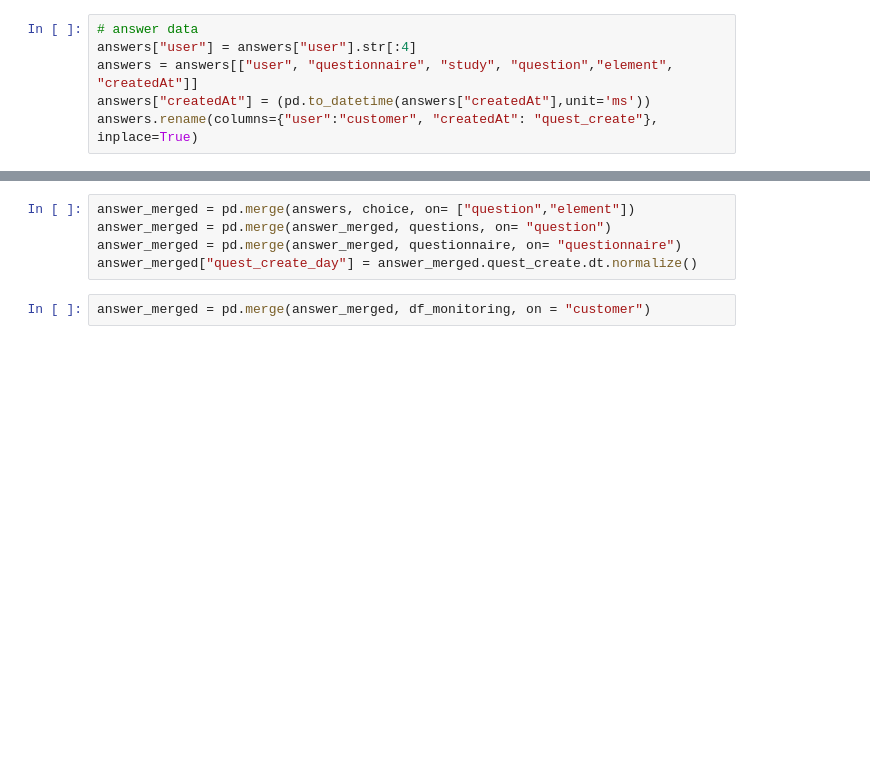
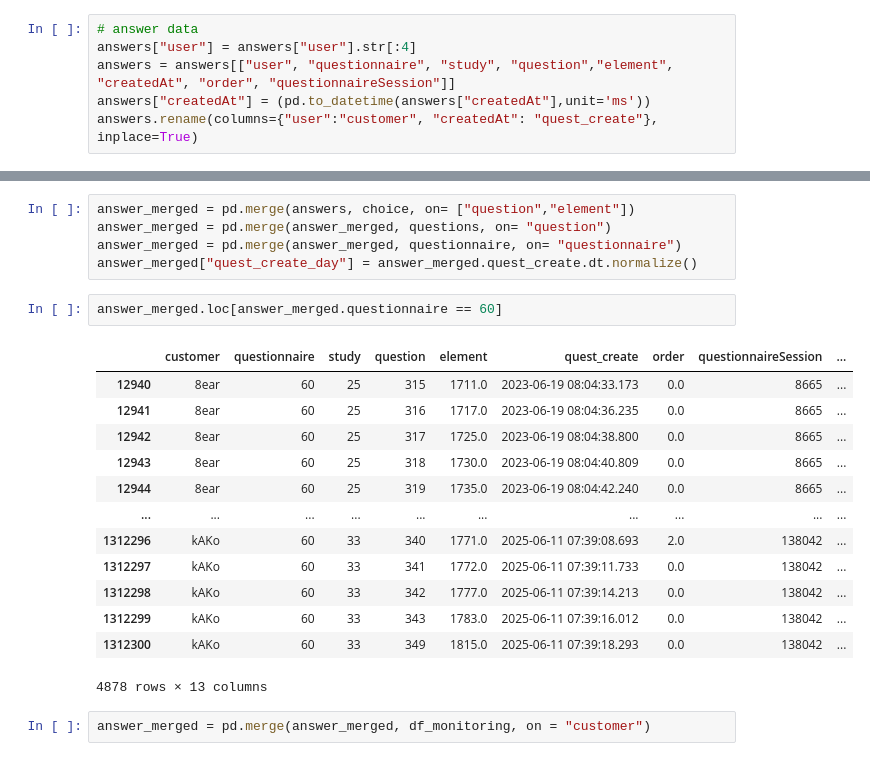
Before and after one commit to leona-ha/preact_digital, a Jupyter notebook: notebooks/01_Data_Preprocess.ipynb, the cells around one changed output, grey strips where cells are left out. Cells and saved outputs as stored; diff of their text form; blank space fills up the shorter version.

```diff
--- a/notebooks/01_Data_Preprocess.ipynb
+++ b/notebooks/01_Data_Preprocess.ipynb
@@ -187,6 +207,6 @@ df_sess = session[["customer", "sessionRun", "quest_create", "quest_complete", "
 # %%
 # answer data
 answers["user"] = answers["user"].str[:4]
-answers = answers[["user", "questionnaire", "study", "question","element", "createdAt"]]
+answers = answers[["user", "questionnaire", "study", "question","element", "createdAt", "order", "questionnaireSession"]]
 answers["createdAt"] = (pd.to_datetime(answers["createdAt"],unit='ms'))
 answers.rename(columns={"user":"customer", "createdAt": "quest_create"}, inplace=True)
@@ -206,6 +230,22 @@ answer_merged = pd.merge(answers, choice, on= ["question","element"])
 answer_merged = pd.merge(answer_merged, questions, on= "question")
 answer_merged = pd.merge(answer_merged, questionnaire, on= "questionnaire")
 answer_merged["quest_create_day"] = answer_merged.quest_create.dt.normalize()
+# %%
+answer_merged.loc[answer_merged.questionnaire == 60]
+# %% [output]
+|  | customer | questionnaire | study | question | element | quest_create | order | questionnaireSession | ... |
+| 12940 | 8ear | 60 | 25 | 315 | 1711.0 | 2023-06-19 08:04:33.173 | 0.0 | 8665 | ... |
+| 12941 | 8ear | 60 | 25 | 316 | 1717.0 | 2023-06-19 08:04:36.235 | 0.0 | 8665 | ... |
+| 12942 | 8ear | 60 | 25 | 317 | 1725.0 | 2023-06-19 08:04:38.800 | 0.0 | 8665 | ... |
+| 12943 | 8ear | 60 | 25 | 318 | 1730.0 | 2023-06-19 08:04:40.809 | 0.0 | 8665 | ... |
+| 12944 | 8ear | 60 | 25 | 319 | 1735.0 | 2023-06-19 08:04:42.240 | 0.0 | 8665 | ... |
+| ... | ... | ... | ... | ... | ... | ... | ... | ... | ... |
+| 1312296 | kAKo | 60 | 33 | 340 | 1771.0 | 2025-06-11 07:39:08.693 | 2.0 | 138042 | ... |
+| 1312297 | kAKo | 60 | 33 | 341 | 1772.0 | 2025-06-11 07:39:11.733 | 0.0 | 138042 | ... |
+| 1312298 | kAKo | 60 | 33 | 342 | 1777.0 | 2025-06-11 07:39:14.213 | 0.0 | 138042 | ... |
+| 1312299 | kAKo | 60 | 33 | 343 | 1783.0 | 2025-06-11 07:39:16.012 | 0.0 | 138042 | ... |
+| 1312300 | kAKo | 60 | 33 | 349 | 1815.0 | 2025-06-11 07:39:18.293 | 0.0 | 138042 | ... |
+4878 rows × 13 columns
 # %%
 answer_merged = pd.merge(answer_merged, df_monitoring, on = "customer")
 # %% [markdown]
```
Also changed, not shown: parts of 13 cells of this notebook, 1 other file.
